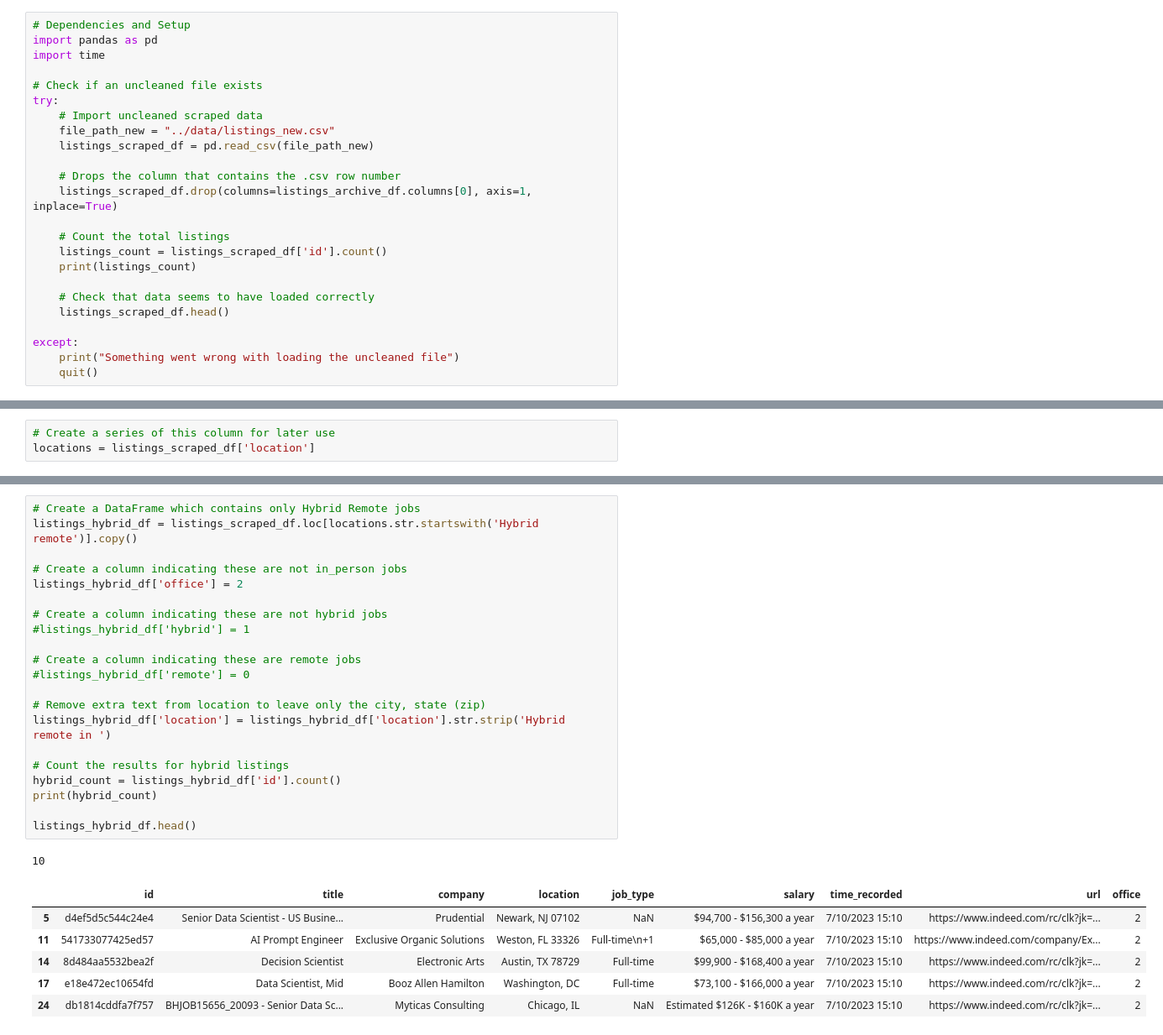
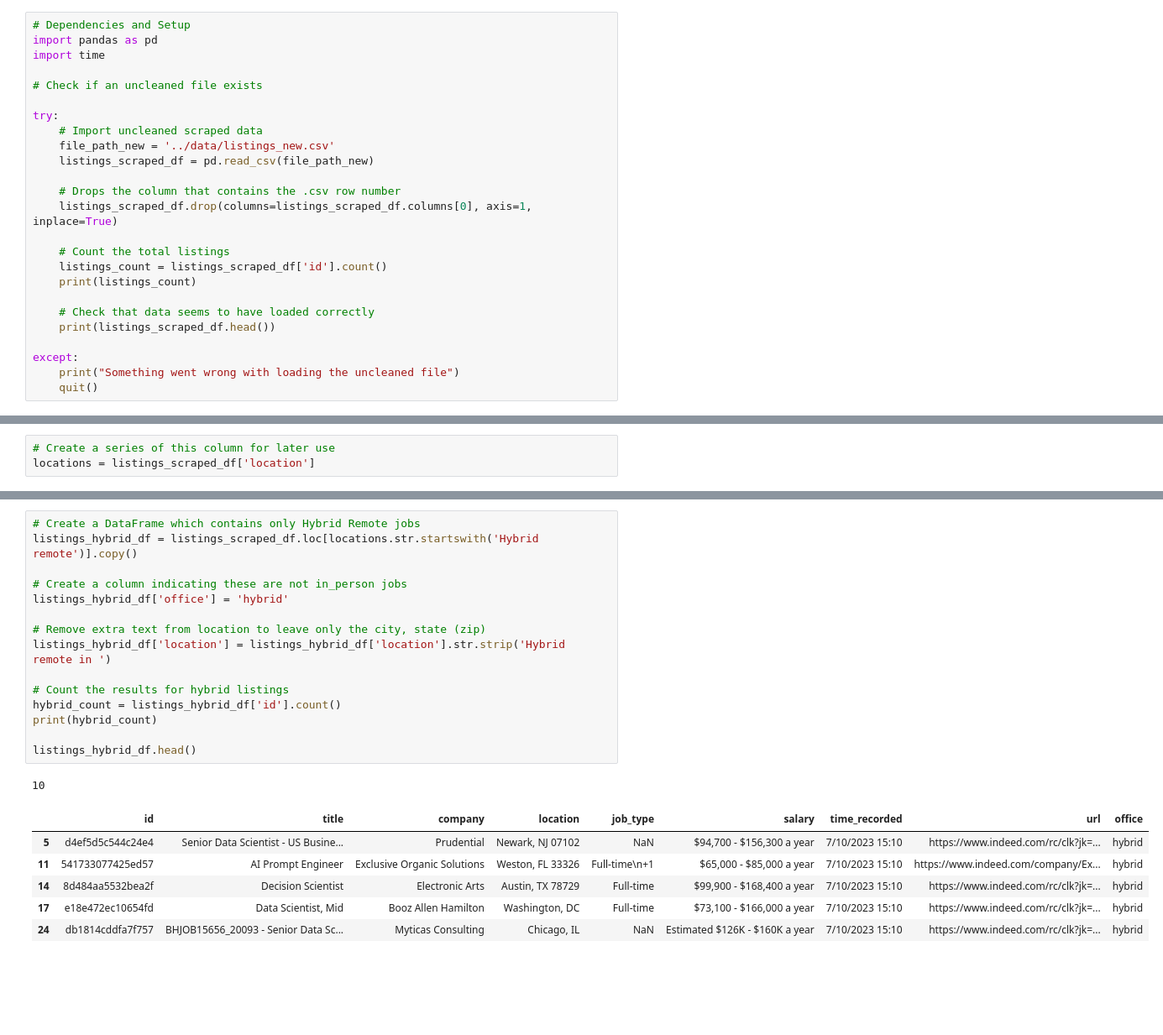
Before and after one commit to PeterStine/group-project-3, a Jupyter notebook: data_cleaning/indeed_data_cleaning.ipynb, the cells around one changed output, grey strips where cells are left out. Shown: that part at 84% size. Cells and saved outputs as stored; diff of their text form; blank space fills up the shorter version.

```diff
--- a/data_cleaning/indeed_data_cleaning.ipynb
+++ b/data_cleaning/indeed_data_cleaning.ipynb
@@ -10,20 +10,21 @@ import pandas as pd
 import time
 
 # Check if an uncleaned file exists
+
 try:
     # Import uncleaned scraped data
-    file_path_new = "../data/listings_new.csv"
+    file_path_new = '../data/listings_new.csv'
     listings_scraped_df = pd.read_csv(file_path_new)
 
     # Drops the column that contains the .csv row number
-    listings_scraped_df.drop(columns=listings_archive_df.columns[0], axis=1, inplace=True)
+    listings_scraped_df.drop(columns=listings_scraped_df.columns[0], axis=1, inplace=True)
 
     # Count the total listings
     listings_count = listings_scraped_df['id'].count()
     print(listings_count)
 
     # Check that data seems to have loaded correctly
-    listings_scraped_df.head()
+    print(listings_scraped_df.head())
 
 except:
     print("Something went wrong with loading the uncleaned file")
@@ -68,32 +73,26 @@ listings_office_df.head()
 # %%
 # Create a DataFrame which contains only Hybrid Remote jobs
 listings_hybrid_df = listings_scraped_df.loc[locations.str.startswith('Hybrid remote')].copy()
 
 # Create a column indicating these are not in_person jobs
-listings_hybrid_df['office'] = 2
-
-# Create a column indicating these are not hybrid jobs
-#listings_hybrid_df['hybrid'] = 1
-
-# Create a column indicating these are remote jobs
-#listings_hybrid_df['remote'] = 0
+listings_hybrid_df['office'] = 'hybrid'
 
 # Remove extra text from location to leave only the city, state (zip)
 listings_hybrid_df['location'] = listings_hybrid_df['location'].str.strip('Hybrid remote in ')
 
 # Count the results for hybrid listings
 hybrid_count = listings_hybrid_df['id'].count()
 print(hybrid_count)
 
 listings_hybrid_df.head()
 # %% [output]
 10
 |  | id | title | company | location | job_type | salary | time_recorded | url | office |
-| 5 | d4ef5d5c544c24e4 | Senior Data Scientist - US Busine... | Prudential | Newark, NJ 07102 | NaN | $94,700 - $156,300 a year | 7/10/2023 15:10 | https://www.indeed.com/rc/clk?jk=... | 2 |
-| 11 | 541733077425ed57 | AI Prompt Engineer | Exclusive Organic Solutions | Weston, FL 33326 | Full-time\n+1 | $65,000 - $85,000 a year | 7/10/2023 15:10 | https://www.indeed.com/company/Ex... | 2 |
-| 14 | 8d484aa5532bea2f | Decision Scientist | Electronic Arts | Austin, TX 78729 | Full-time | $99,900 - $168,400 a year | 7/10/2023 15:10 | https://www.indeed.com/rc/clk?jk=... | 2 |
-| 17 | e18e472ec10654fd | Data Scientist, Mid | Booz Allen Hamilton | Washington, DC | Full-time | $73,100 - $166,000 a year | 7/10/2023 15:10 | https://www.indeed.com/rc/clk?jk=... | 2 |
-| 24 | db1814cddfa7f757 | BHJOB15656_20093 - Senior Data Sc... | Myticas Consulting | Chicago, IL | NaN | Estimated $126K - $160K a year | 7/10/2023 15:10 | https://www.indeed.com/rc/clk?jk=... | 2 |
+| 5 | d4ef5d5c544c24e4 | Senior Data Scientist - US Busine... | Prudential | Newark, NJ 07102 | NaN | $94,700 - $156,300 a year | 7/10/2023 15:10 | https://www.indeed.com/rc/clk?jk=... | hybrid |
+| 11 | 541733077425ed57 | AI Prompt Engineer | Exclusive Organic Solutions | Weston, FL 33326 | Full-time\n+1 | $65,000 - $85,000 a year | 7/10/2023 15:10 | https://www.indeed.com/company/Ex... | hybrid |
+| 14 | 8d484aa5532bea2f | Decision Scientist | Electronic Arts | Austin, TX 78729 | Full-time | $99,900 - $168,400 a year | 7/10/2023 15:10 | https://www.indeed.com/rc/clk?jk=... | hybrid |
+| 17 | e18e472ec10654fd | Data Scientist, Mid | Booz Allen Hamilton | Washington, DC | Full-time | $73,100 - $166,000 a year | 7/10/2023 15:10 | https://www.indeed.com/rc/clk?jk=... | hybrid |
+| 24 | db1814cddfa7f757 | BHJOB15656_20093 - Senior Data Sc... | Myticas Consulting | Chicago, IL | NaN | Estimated $126K - $160K a year | 7/10/2023 15:10 | https://www.indeed.com/rc/clk?jk=... | hybrid |
 # %%
 # Create a DataFrame which contains only Remote jobs
 listings_remote_raw_df = listings_scraped_df.loc[locations.str.startswith('Remote')].copy()
```
Also changed, not shown: parts of 5 cells of this notebook, 5 other files.
